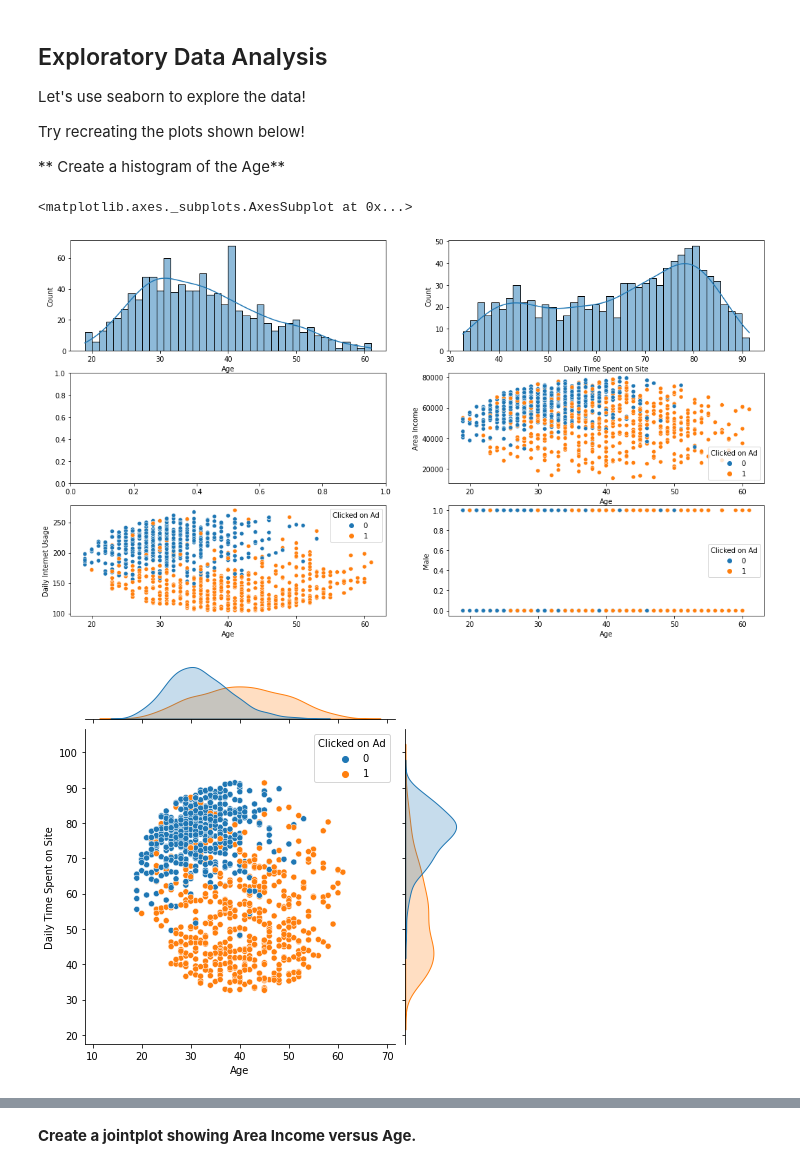
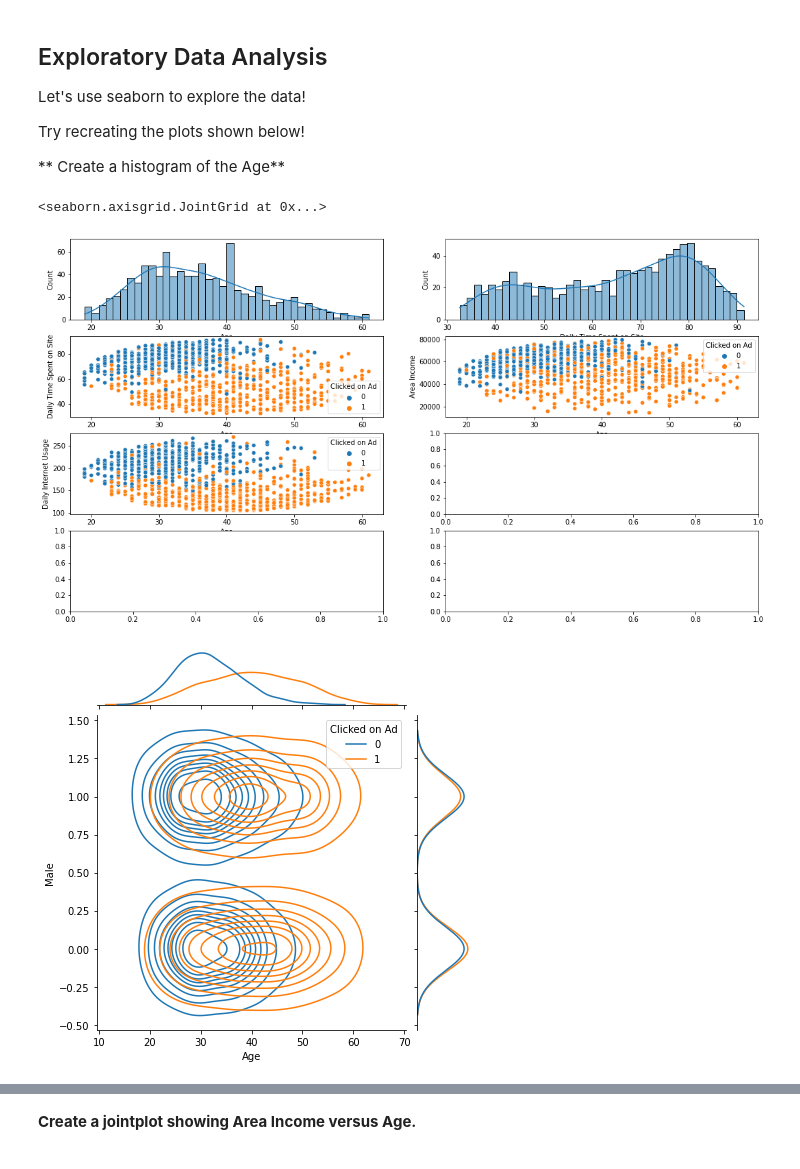
Before and after one commit to sku1978/sk-share-repo, a Jupyter notebook: LogisticRegression/advertising/LogisticRegressionAdvertising.ipynb, the cells around one changed output, grey strips where cells are left out. Saved outputs shown, nothing was run; the diff lists cells and outputs as text; code cells hidden in the pictures.

```diff
--- a/LogisticRegression/advertising/LogisticRegressionAdvertising.ipynb
+++ b/LogisticRegression/advertising/LogisticRegressionAdvertising.ipynb
@@ -94,15 +94,15 @@ Try recreating the plots shown below!
 
 ** Create a histogram of the Age**
 # %%
-fig, axs=plt.subplots(3,2,squeeze=True,figsize=(18,10))
+fig, axs=plt.subplots(4,2,squeeze=True,figsize=(18,10))
 sns.histplot(ad_data['Age'],ax=axs[0][0],bins=40,kde=True)
 sns.histplot(ad_data['Daily Time Spent on Site'],ax=axs[0][1],bins=40,kde=True)
 sns.scatterplot(x='Age', y='Daily Time Spent on Site', data=ad_data, hue='Clicked on Ad', ax=axs[1][0])
 sns.scatterplot(x='Age', y='Area Income', data=ad_data, hue='Clicked on Ad', ax=axs[1][1])
 sns.scatterplot(x='Age', y='Daily Internet Usage', data=ad_data, hue='Clicked on Ad', ax=axs[2][0])
-sns.scatterplot(x='Age', y='Male', data=ad_data, hue='Clicked on Ad', ax=axs[2][1])
-sns.jointplot(x='Age', y='Daily Time Spent on Site', data=ad_data, kind="kde", )
+sns.jointplot(x='Age', y='Male', data=ad_data, hue='Clicked on Ad', kind="kde", ax=axs[2][1])
+sns.jointplot(x='Age', y='Daily Time Spent on Site', data=ad_data, hue='Clicked on Ad', kind="kde", ax=axs[3][0])
 # %% [output]
-<matplotlib.axes._subplots.AxesSubplot at 0x...>
+<seaborn.axisgrid.JointGrid at 0x...>
-[figure, old version]
+[figure, new version]
-[figure, old version]
+[figure, new version]
```
Also changed, not shown: parts of 8 cells of this notebook.
